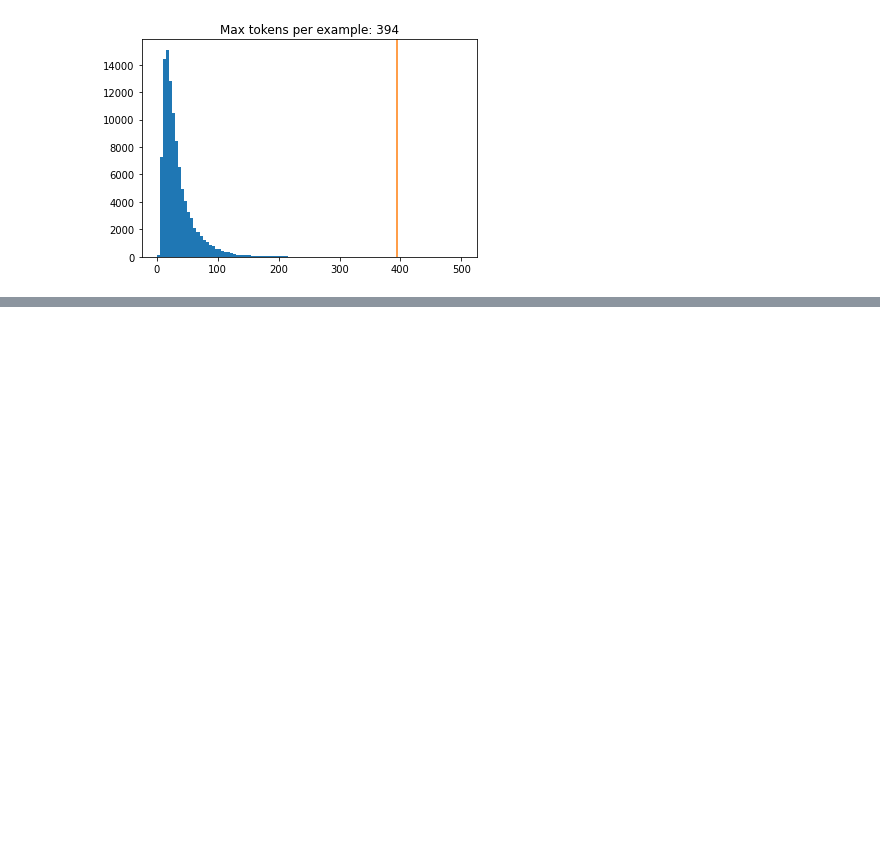
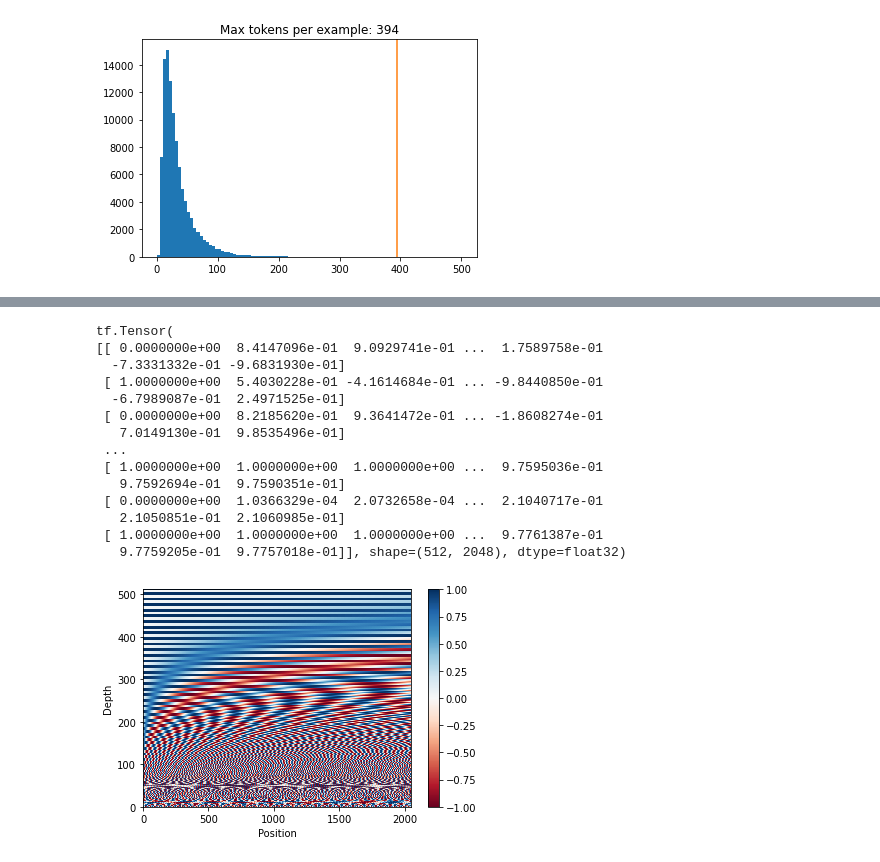
Before and after one commit to mathias-driesse/climatehack, a Jupyter notebook: Transformers_example.ipynb, the cells around one changed output, grey strips where cells are left out. Drawn from its saved outputs; the diff is of its cells as text; code cells hidden in the pictures; blank space fills up the shorter version.

```diff
--- a/Transformers_example.ipynb
+++ b/Transformers_example.ipynb
@@ -203,3 +202,16 @@ def make_batches(ds):
 
 train_batches = make_batches(train_examples)
 val_batches = make_batches(val_examples)
+# %%
+def get_angles(pos, i, d_model):
+    angle_rates = 1/np.power(10000, (2 * (i//2)) / np.float32(d_model))
+    return pos * angle_rates
+
+def positional_encoding(position, d_model):
+    angle_rads = get_angles(np.arange(position)[:, np.newaxis],
+                            np.arange(d_model)[np.newaxis, :],
+                            d_model)
+    angle_rads[:, 0::2] = np.sin(angle_rads[:, 0::2])
+    angle_rads[:, 1::2] = np.cos(angle_rads[:, 1::2])
+    pos_encoding = angle_rads[np.newaxis, ...]
+    return tf.cast(pos_encoding, dtype = tf.float32)
@@ -205,0 +232,31 @@ val_batches = make_batches(val_examples)
+# %%
+n, d = 2048, 512
+pos_encoding = np.squeeze(positional_encoding(n, d))
+
+pos_encoding = tf.transpose(pos_encoding)
+# pos_encoding = tf.reshape(pos_encoding, (n, d//2, 2))
+# pos_encoding = tf.transpose(pos_encoding, (2, 1, 0))
+# pos_encoding = tf.reshape(pos_encoding, (d, n))
+print(pos_encoding)
+
+plt.pcolormesh(pos_encoding, cmap='RdBu')
+plt.ylabel('Depth')
+plt.xlabel('Position')
+plt.colorbar()
+plt.show()
+# %% [output]
+tf.Tensor(
+[[ 0.0000000e+00  8.4147096e-01  9.0929741e-01 ...  1.7589758e-01
+  -7.3331332e-01 -9.6831930e-01]
+ [ 1.0000000e+00  5.4030228e-01 -4.1614684e-01 ... -9.8440850e-01
+  -6.7989087e-01  2.4971525e-01]
+ [ 0.0000000e+00  8.2185620e-01  9.3641472e-01 ... -1.8608274e-01
+   7.0149130e-01  9.8535496e-01]
+ ...
+ [ 1.0000000e+00  1.0000000e+00  1.0000000e+00 ...  9.7595036e-01
+   9.7592694e-01  9.7590351e-01]
+ [ 0.0000000e+00  1.0366329e-04  2.0732658e-04 ...  2.1040717e-01
+   2.1050851e-01  2.1060985e-01]
+ [ 1.0000000e+00  1.0000000e+00  1.0000000e+00 ...  9.7761387e-01
+   9.7759205e-01  9.7757018e-01]], shape=(512, 2048), dtype=float32)
+[figure, added]
```
Also changed, not shown: parts of 13 cells of this notebook.
